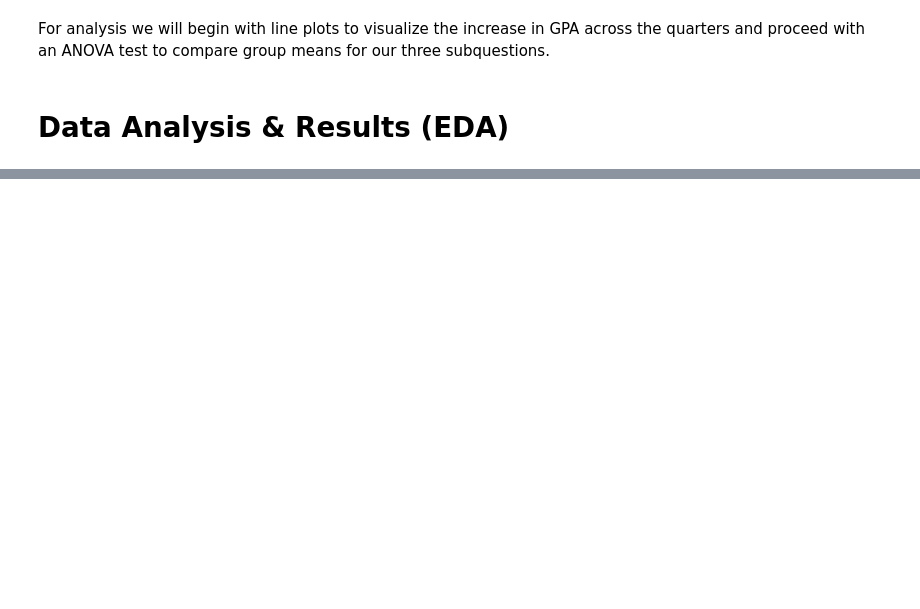
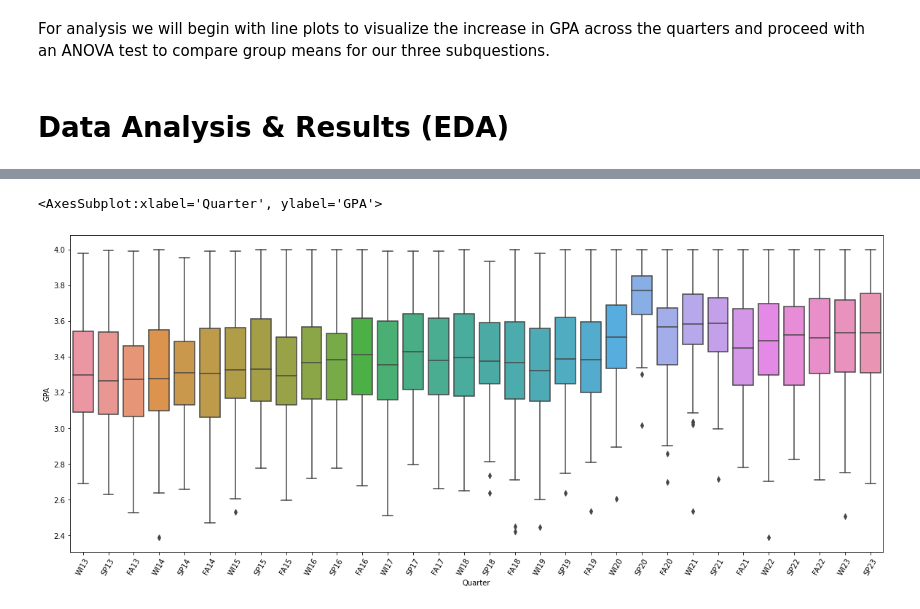
Before and after one commit to djlakhani/COGS108_SS1_Project_Public, a Jupyter notebook: EDA_checkpoint_2.ipynb, the cells around one changed output, grey strips where cells are left out. Cells and saved outputs as stored; diff of their text form; code cells hidden in the pictures; blank space fills up the shorter version.

```diff
--- a/EDA_checkpoint_2.ipynb
+++ b/EDA_checkpoint_2.ipynb
@@ -212,3 +296,5 @@ capes_sub.head()
+# %%
+capes_sub_wo_sum = capes_sub[~((capes_sub['Quarter'].str.contains("S1")) | (capes_sub['Quarter'].str.contains("S2")) | capes_sub['Quarter'].str.contains("S3"))]
 # %% [markdown]
 For analysis we will begin with line plots to visualize the increase in GPA across the quarters and proceed with an ANOVA test to compare group means for our three subquestions.
 # %% [markdown]
@@ -215,0 +352,7 @@ For analysis we will begin with line plots to visualize the increase in GPA acro
+# %%
+plt.xticks(rotation=60)
+sns.boxplot(data=capes_sub_wo_sum, x="Quarter", y="GPA")
+#boxplot of quarters
+# %% [output]
+<AxesSubplot:xlabel='Quarter', ylabel='GPA'>
+[figure, added]
```
Also changed, not shown: parts of 29 cells of this notebook.
